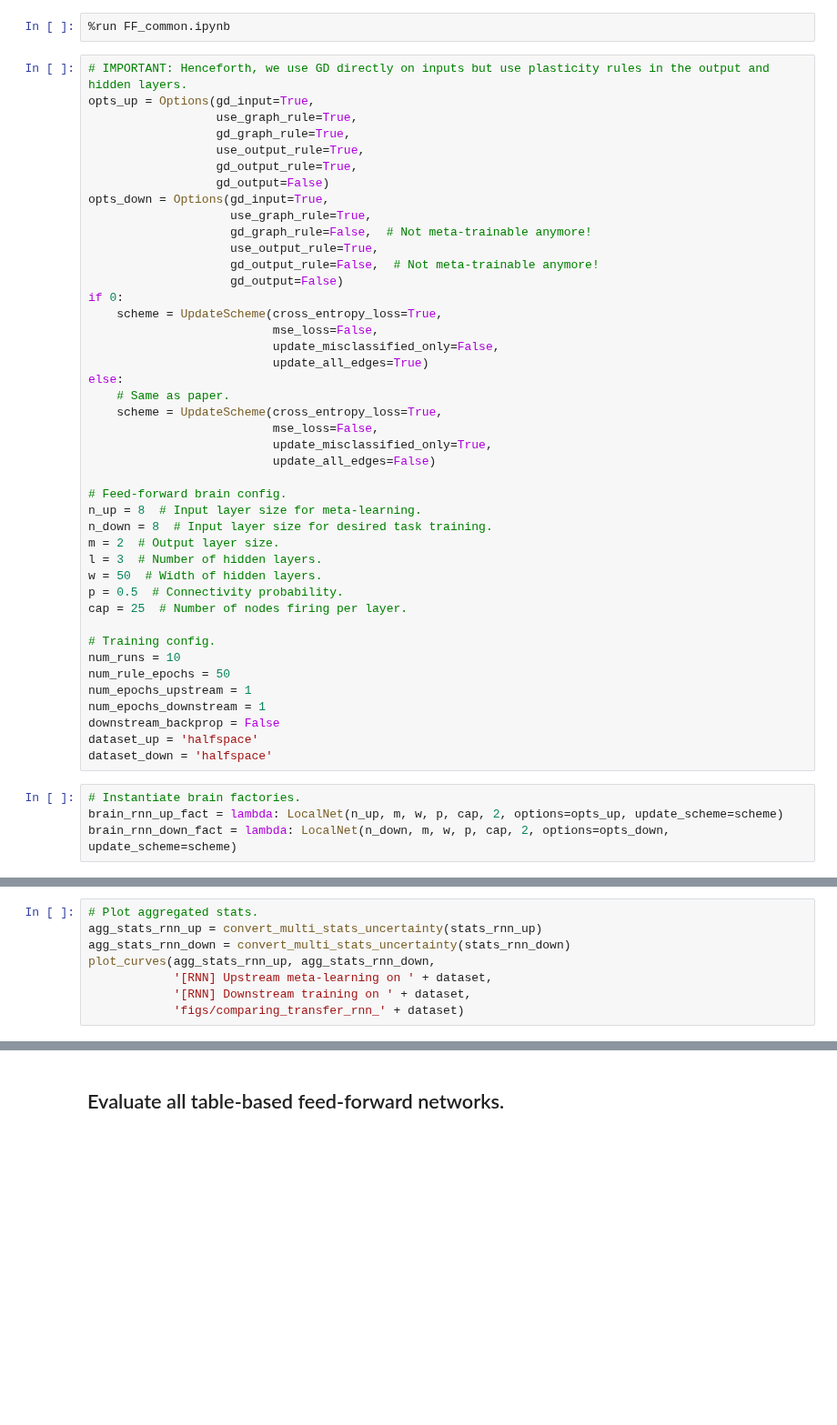
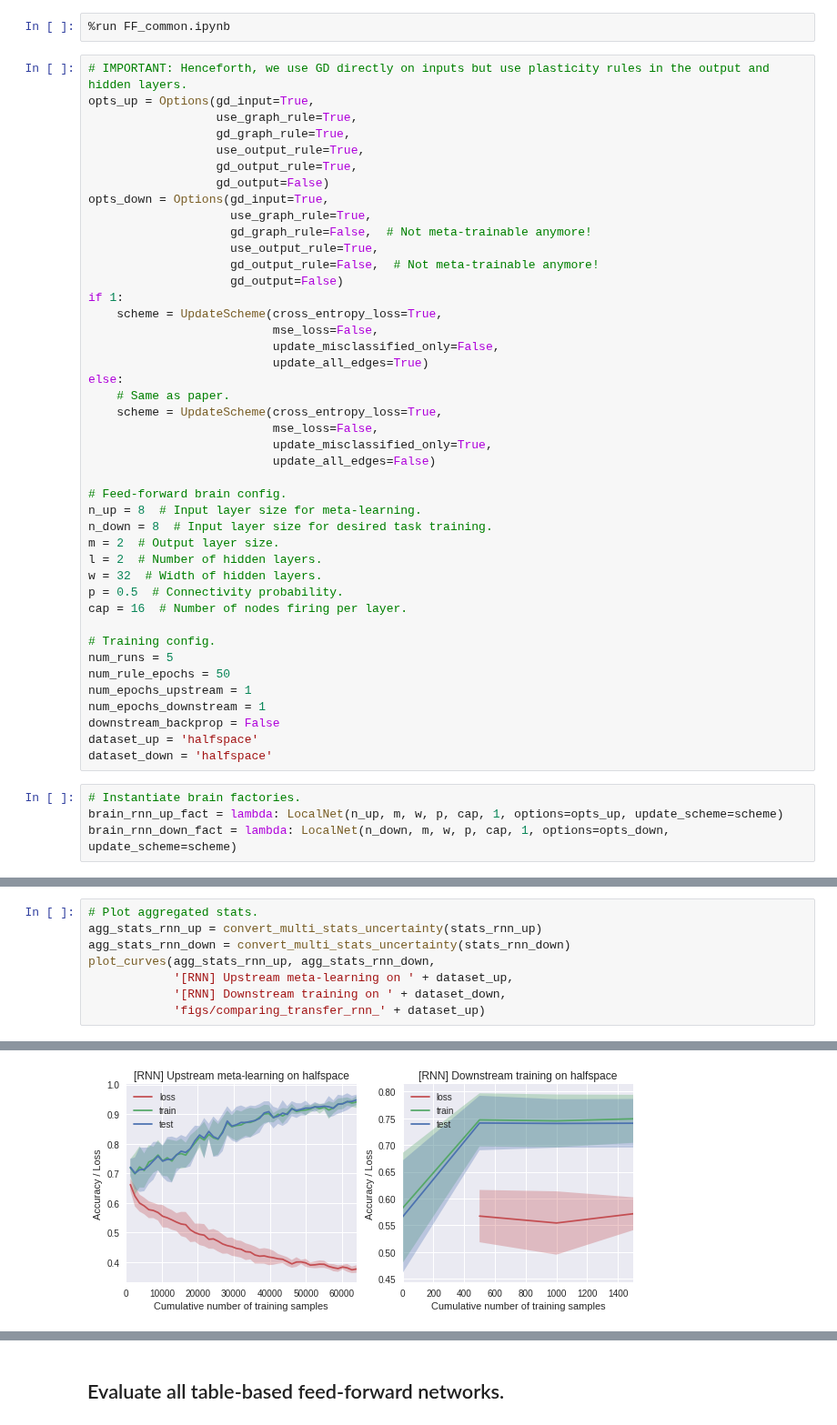
Before and after one commit to saykartik/assemblies, a Jupyter notebook: BrainNet/notebooks/FF_experiments_comparing_halfspace.ipynb, the cells around one changed output, grey strips where cells are left out. Shown at 91% size. Cells and saved outputs as stored; diff of their text form; blank space fills up the shorter version.

Commit message:
(surprise) updated a bunch of notebooks and figures for Experiments

```diff
--- a/BrainNet/notebooks/FF_experiments_comparing_halfspace.ipynb
+++ b/BrainNet/notebooks/FF_experiments_comparing_halfspace.ipynb
@@ -20,7 +20,7 @@ opts_down = Options(gd_input=True,
                     use_output_rule=True,
                     gd_output_rule=False,  # Not meta-trainable anymore!
                     gd_output=False)
-if 0:
+if 1:
     scheme = UpdateScheme(cross_entropy_loss=True,
                           mse_loss=False,
                           update_misclassified_only=False,
@@ -36,13 +36,13 @@ else:
 n_up = 8  # Input layer size for meta-learning.
 n_down = 8  # Input layer size for desired task training.
 m = 2  # Output layer size.
-l = 3  # Number of hidden layers.
-w = 50  # Width of hidden layers.
+l = 2  # Number of hidden layers.
+w = 32  # Width of hidden layers.
 p = 0.5  # Connectivity probability.
-cap = 25  # Number of nodes firing per layer.
+cap = 16  # Number of nodes firing per layer.
 
 # Training config.
-num_runs = 10
+num_runs = 5
 num_rule_epochs = 50
 num_epochs_upstream = 1
 num_epochs_downstream = 1
@@ -51,8 +51,8 @@ dataset_up = 'halfspace'
 dataset_down = 'halfspace'
 # %%
 # Instantiate brain factories.
-brain_rnn_up_fact = lambda: LocalNet(n_up, m, w, p, cap, 2, options=opts_up, update_scheme=scheme)
-brain_rnn_down_fact = lambda: LocalNet(n_down, m, w, p, cap, 2, options=opts_down, update_scheme=scheme)
+brain_rnn_up_fact = lambda: LocalNet(n_up, m, w, p, cap, 1, options=opts_up, update_scheme=scheme)
+brain_rnn_down_fact = lambda: LocalNet(n_down, m, w, p, cap, 1, options=opts_down, update_scheme=scheme)
 # %%
 # Evaluate model.
 print('==== Original RNN (very different from all the rest) ====')
@@ -71,6 +147,7 @@ Meta-learning on halfspace...
 agg_stats_rnn_up = convert_multi_stats_uncertainty(stats_rnn_up)
 agg_stats_rnn_down = convert_multi_stats_uncertainty(stats_rnn_down)
 plot_curves(agg_stats_rnn_up, agg_stats_rnn_down,
-            '[RNN] Upstream meta-learning on ' + dataset,
-            '[RNN] Downstream training on ' + dataset,
-            'figs/comparing_transfer_rnn_' + dataset)
+            '[RNN] Upstream meta-learning on ' + dataset_up,
+            '[RNN] Downstream training on ' + dataset_down,
+            'figs/comparing_transfer_rnn_' + dataset_up)
+# %% [output]
@@ -76,0 +155 @@ plot_curves(agg_stats_rnn_up, agg_stats_rnn_down,
+[figure, added]
```
Also changed, not shown: parts of 6 cells of this notebook, 30 other files.
